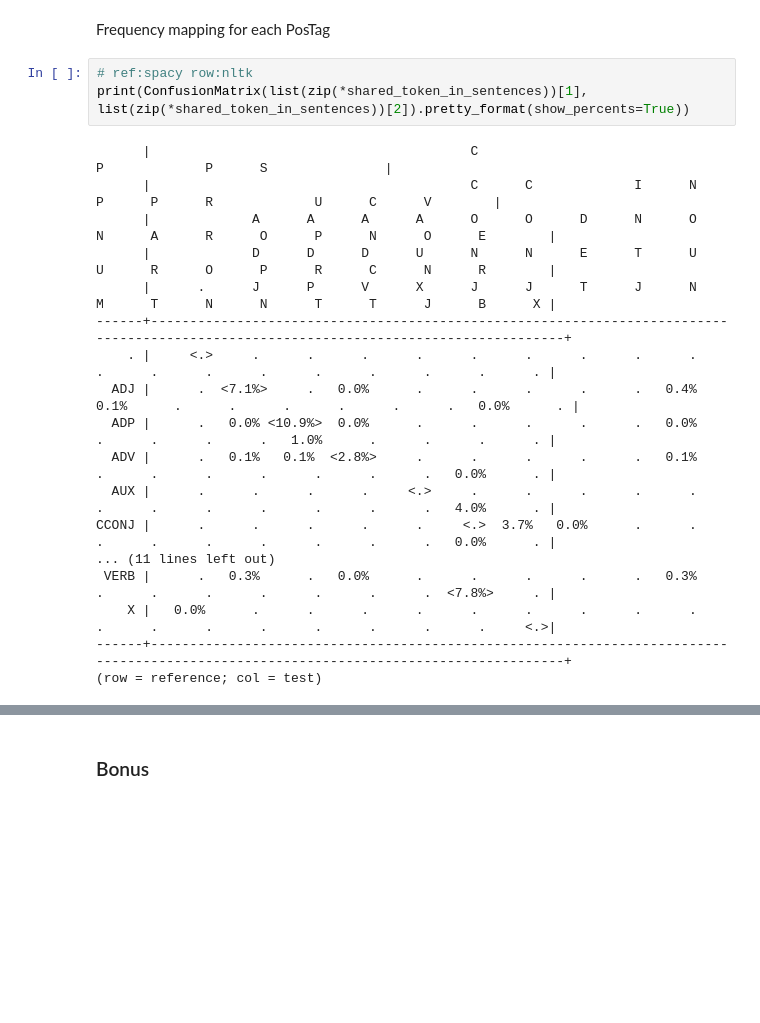
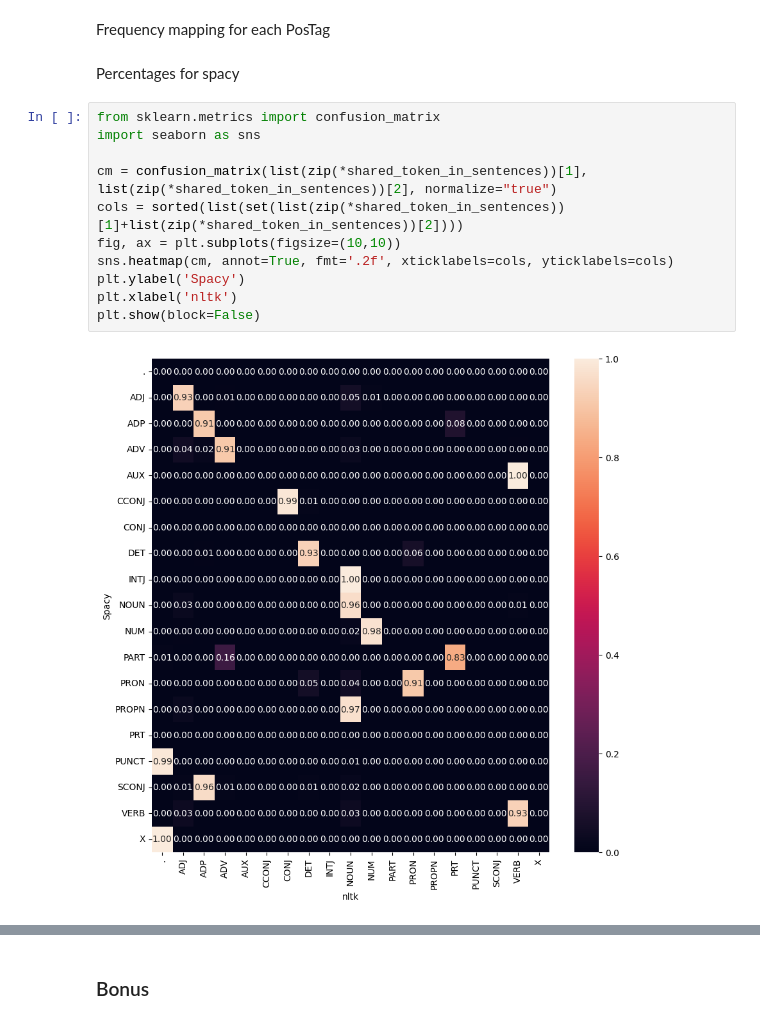
Before and after one commit to ManilBen/dsproject-2023, a Jupyter notebook: Part2/part2.ipynb, the cells around one changed output, grey strips where cells are left out. Saved outputs shown, nothing was run; the diff lists cells and outputs as text; blank space fills up the shorter version.

Commit message:
fix correlation and add sentences stats

```diff
--- a/Part2/part2.ipynb
+++ b/Part2/part2.ipynb
@@ -170,24 +182,18 @@ Number of times spacy and nltk agree for each token:  defaultdict(<class 'int'>,
 Ratio of agreement:  {'The': 1.0, '2005': 1.0, 'held': 1.0, 'between': 1.0, '14': 1.0, '16': 1.0, 'a': 1.0, 'summit': 1.0, 'meeting': 1.0, 'the': 1.0, '2000': 1.0, 'which': 1.0, 'led': 1.0, 'of': 1.0, ...
 # %% [markdown]
 Frequency mapping for each PosTag
-# %%
-# ref:spacy row:nltk
-print(ConfusionMatrix(list(zip(*shared_token_in_sentences))[1], list(zip(*shared_token_in_sentences))[2]).pretty_format(show_percents=True))
-# %% [output]
-      |                                         C                                                       P             P      S               |
-      |                                         C      C             I      N             P      P      R             U      C      V        |
-      |             A      A      A      A      O      O      D      N      O      N      A      R      O      P      N      O      E        |
-      |             D      D      D      U      N      N      E      T      U      U      R      O      P      R      C      N      R        |
-      |      .      J      P      V      X      J      J      T      J      N      M      T      N      N      T      T      J      B      X |
-------+--------------------------------------------------------------------------------------------------------------------------------------+
-    . |     <.>     .      .      .      .      .      .      .      .      .      .      .      .      .      .      .      .      .      . |
-  ADJ |      .  <7.1%>     .   0.0%      .      .      .      .      .   0.4%   0.1%      .      .      .      .      .      .   0.0%      . |
-  ADP |      .   0.0% <10.9%>  0.0%      .      .      .      .      .   0.0%      .      .      .      .   1.0%      .      .      .      . |
-  ADV |      .   0.1%   0.1%  <2.8%>     .      .      .      .      .   0.1%      .      .      .      .      .      .      .   0.0%      . |
-  AUX |      .      .      .      .     <.>     .      .      .      .      .      .      .      .      .      .      .      .   4.0%      . |
-CCONJ |      .      .      .      .      .     <.>  3.7%   0.0%      .      .      .      .      .      .      .      .      .   0.0%      . |
-... (11 lines left out)
- VERB |      .   0.3%      .   0.0%      .      .      .      .      .   0.3%      .      .      .      .      .      .      .  <7.8%>     . |
-    X |   0.0%      .      .      .      .      .      .      .      .      .      .      .      .      .      .      .      .      .     <.>|
-------+--------------------------------------------------------------------------------------------------------------------------------------+
-(row = reference; col = test)
+# %% [markdown]
+Percentages for spacy
+# %%
+from sklearn.metrics import confusion_matrix
+import seaborn as sns
+
+cm = confusion_matrix(list(zip(*shared_token_in_sentences))[1], list(zip(*shared_token_in_sentences))[2], normalize="true")
+cols = sorted(list(set(list(zip(*shared_token_in_sentences))[1]+list(zip(*shared_token_in_sentences))[2])))
+fig, ax = plt.subplots(figsize=(10,10))
+sns.heatmap(cm, annot=True, fmt='.2f', xticklabels=cols, yticklabels=cols)
+plt.ylabel('Spacy')
+plt.xlabel('nltk')
+plt.show(block=False)
+# %% [output]
+[figure, added]
```
Also changed, not shown: parts of 14 cells of this notebook.
